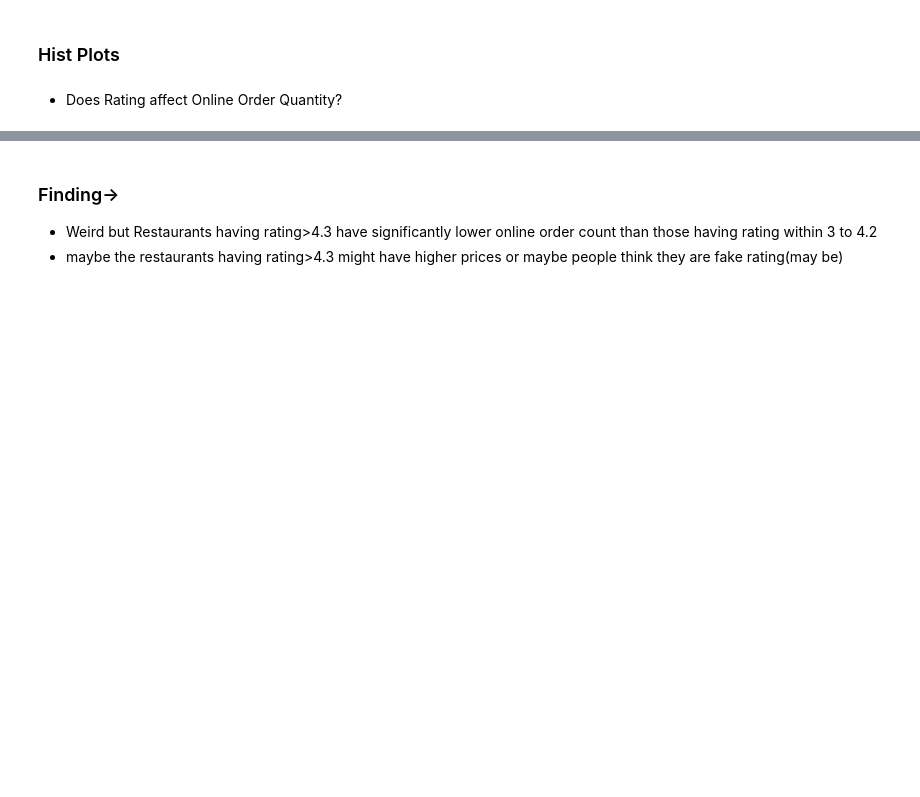
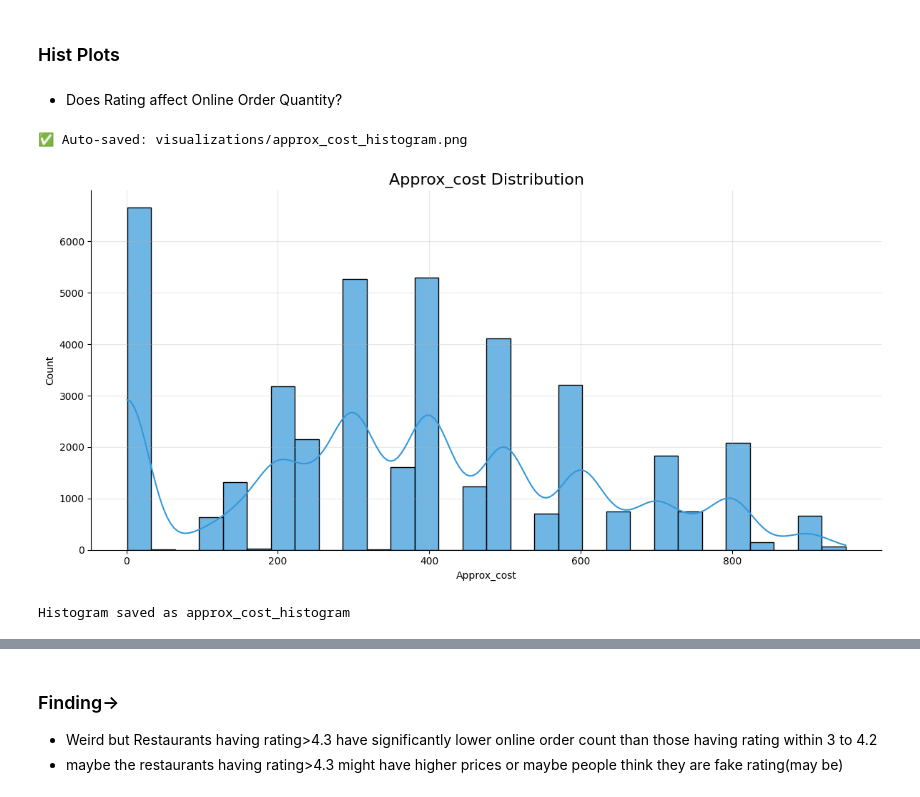
Before and after one commit to bhavbooks/Zomato-Restaurants-Rating-Prediction-, a Jupyter notebook: src/EDA.ipynb, the cells around one changed output, grey strips where cells are left out. Saved outputs shown, nothing was run; the diff lists cells and outputs as text; code cells hidden in the pictures; blank space fills up the shorter version.

```diff
--- a/src/EDA.ipynb
+++ b/src/EDA.ipynb
@@ -530,22 +528,27 @@ Boxplot saved as online_order_vs_rating_boxplot
 # %%
 ## defining hist_plot function
 ## used ChatGPT to beautify the hist_plot function->
 def hist_plot(df, col, plot_name=None, bins=10):
     """
-     histogram with KDE for any numeric column.
+    histogram with KDE for any numeric column.
     """
     # Clean numeric data
     data = pd.to_numeric(df[col], errors='coerce').dropna()
-
     # Plot
     plt.figure(figsize=(12,6))
     sns.histplot(data, bins=bins, kde=True, color="#3498db", edgecolor='black', alpha=0.7)
 
     plt.title(f"{col.capitalize()} Distribution", fontsize=16)
     plt.xlabel(col.capitalize())
     plt.ylabel("Count")
     sns.despine()
     plt.grid(alpha=0.3)
     plt.tight_layout()
     plt.show(plot_name)
     print(f"Histogram saved as {plot_name}")
+
+hist_plot(df, 'approx_cost', plot_name='approx_cost_histogram', bins=30)
+# %% [output]
+✅ Auto-saved: visualizations/approx_cost_histogram.png
+[figure, added]
+Histogram saved as approx_cost_histogram
```
Also changed, not shown: parts of 20 cells of this notebook, 12 other files.
